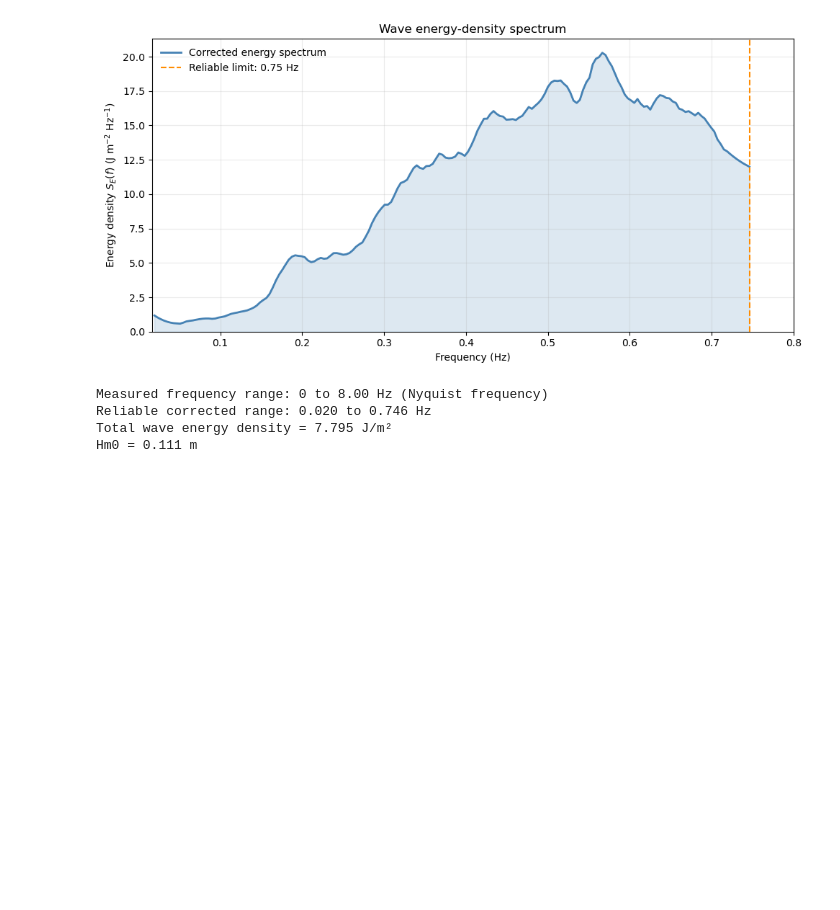
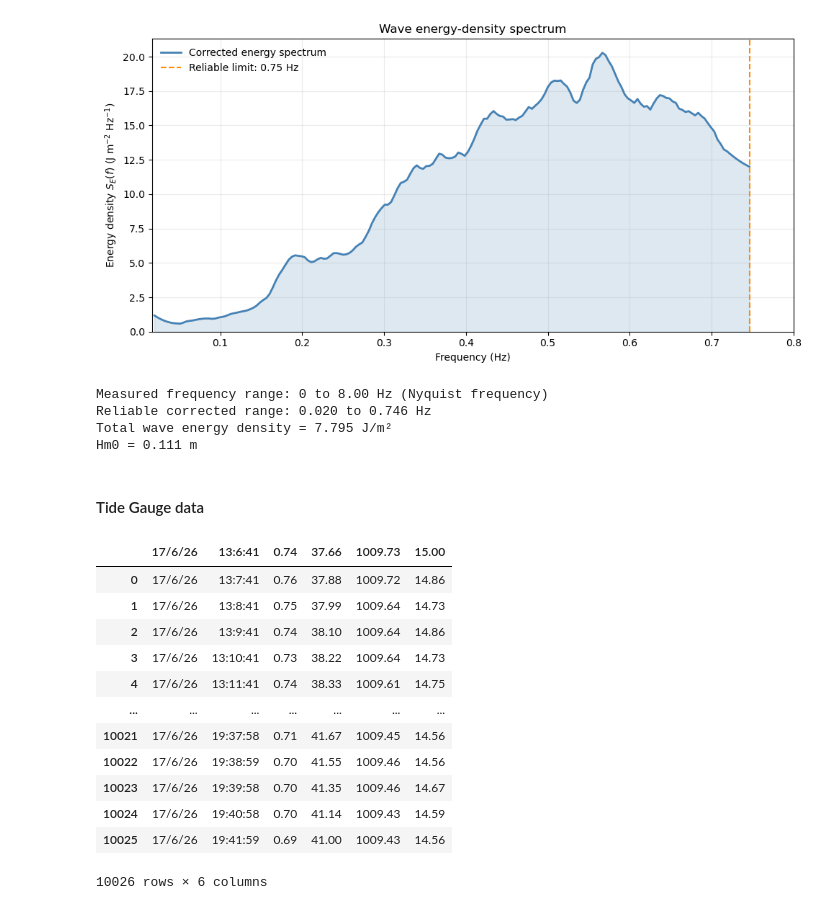
Before and after one commit to Florent11a/MDP, a Jupyter notebook: Plots.ipynb, the cells around one changed output. Saved outputs shown, nothing was run; the diff lists cells and outputs as text; code cells hidden in the pictures; blank space fills up the shorter version.

```diff
--- a/Plots.ipynb
+++ b/Plots.ipynb
@@ -378,6 +378,26 @@ Measured frequency range: 0 to 8.00 Hz (Nyquist frequency)
 Reliable corrected range: 0.020 to 0.746 Hz
 Total wave energy density = 7.795 J/m²
 Hm0 = 0.111 m
+# %% [markdown]
+#### Tide Gauge data
+# %%
+tide29 = pd.read_csv('SisalTide29:09:26.TXT', index_col=False)
+# tide29.columns = ['Date','','','']
+display(tide29)
+# %% [output]
+|  | 17/6/26 | 13:6:41 | 0.74 | 37.66 | 1009.73 | 15.00 |
+| 0 | 17/6/26 | 13:7:41 | 0.76 | 37.88 | 1009.72 | 14.86 |
+| 1 | 17/6/26 | 13:8:41 | 0.75 | 37.99 | 1009.64 | 14.73 |
+| 2 | 17/6/26 | 13:9:41 | 0.74 | 38.10 | 1009.64 | 14.86 |
+| 3 | 17/6/26 | 13:10:41 | 0.73 | 38.22 | 1009.64 | 14.73 |
+| 4 | 17/6/26 | 13:11:41 | 0.74 | 38.33 | 1009.61 | 14.75 |
+| ... | ... | ... | ... | ... | ... | ... |
+| 10021 | 17/6/26 | 19:37:58 | 0.71 | 41.67 | 1009.45 | 14.56 |
+| 10022 | 17/6/26 | 19:38:59 | 0.70 | 41.55 | 1009.46 | 14.56 |
+| 10023 | 17/6/26 | 19:39:58 | 0.70 | 41.35 | 1009.46 | 14.67 |
+| 10024 | 17/6/26 | 19:40:58 | 0.70 | 41.14 | 1009.43 | 14.59 |
+| 10025 | 17/6/26 | 19:41:59 | 0.69 | 41.00 | 1009.43 | 14.56 |
+10026 rows × 6 columns
 # %% [markdown]
 <a style='text-decoration:none;line-height:16px;display:flex;color:#5B5B62;padding:10px;justify-content:end;' href='https://deepnote.com?utm_source=created-in-deepnote-cell&projectId=cb8feeb3-afee-4b20-ab89-f0abd9348b44' target="_blank">
 <img alt='Created in deepnote.com' style='display:inline;max-height:16px;margin:0px;margin-right:7.5px;' src='embedded-picture-1' />
```
